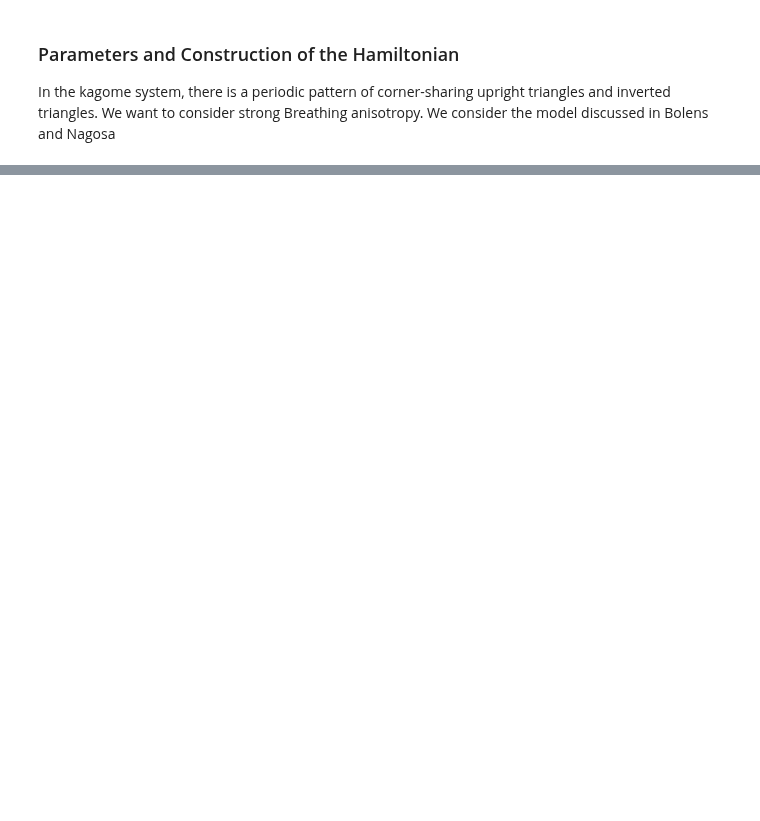
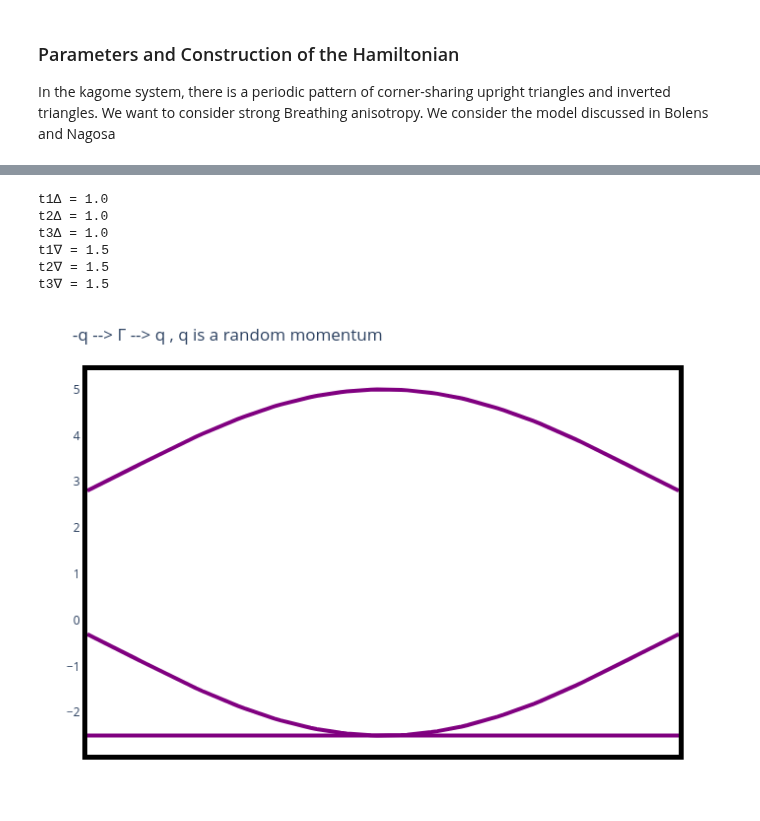
Before and after one commit to nabil-atlam/kagome, a Jupyter notebook: KagomeTransport/notebooks/Breathing_Kagome_Lattice.ipynb, the cells around one changed output, grey strips where cells are left out. Saved outputs shown, nothing was run; the diff lists cells and outputs as text; code cells hidden in the pictures; blank space fills up the shorter version.

```diff
--- a/KagomeTransport/notebooks/Breathing_Kagome_Lattice.ipynb
+++ b/KagomeTransport/notebooks/Breathing_Kagome_Lattice.ipynb
@@ -113,0 +336,27 @@ end
+# %%
+let nps::Int = 100, t1Δ = 1.0, t2Δ = 1.0, t3Δ = 1.0, t1∇ = 1.5, t2∇ = 1.5, t3∇ = 1.5
+    p::Params = Params(t1Δ, t2Δ, t3Δ, t1∇, t2∇, t3∇)
+    println("t1Δ = ", p.t1Δ)
+    println("t2Δ = ", p.t2Δ)
+    println("t3Δ = ", p.t3Δ)
+    println("t1∇ = ", p.t1∇)
+    println("t2∇ = ", p.t2∇)
+    println("t3∇ = ", p.t3∇)
+
+    kpoint = @SVector[3.02, 0.45]
+
+    kpath_nodes::Vector{SVector{2, Float64}} = [-kpoint,
+                    high_symmetry_points["Γ"],
+                    kpoint];
+    kpath_fbz::Vector{Vector{Float64}} = interpolate(kpath_nodes, nps);
+    kpath_fbz = [SVector{2, Float64}(v) for v ∈ kpath_fbz]
+    plot_simple_kagome_bands(;p = p, seedname = "-q --> Γ --> q , q is a random momentum", kpath = kpath_fbz, title = Nothing)
+end
+# %% [output]
+t1Δ = 1.0
+t2Δ = 1.0
+t3Δ = 1.0
+t1∇ = 1.5
+t2∇ = 1.5
+t3∇ = 1.5
+[figure, added]
```
Also changed, not shown: parts of 15 cells of this notebook, 1 other file.
